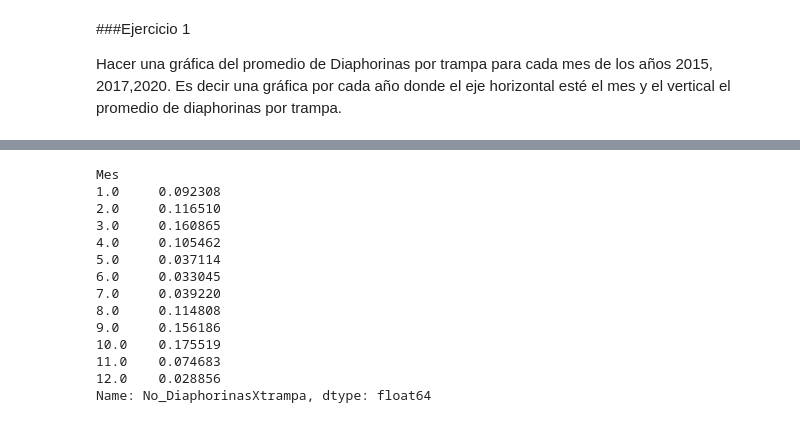
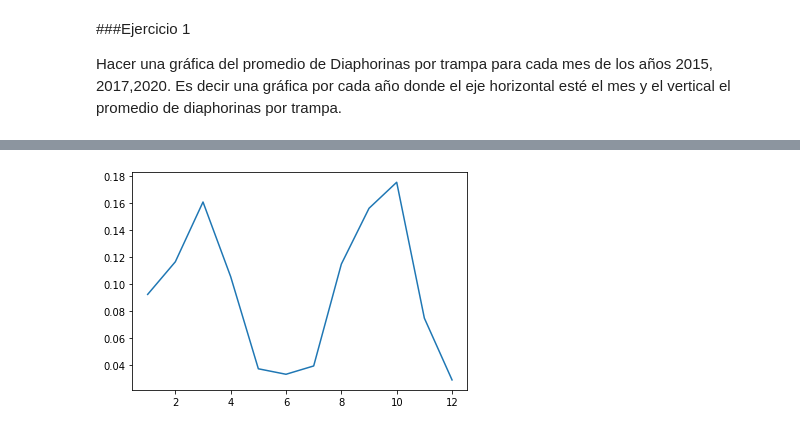
Before and after one commit to HilbertN/Analisis_de_datos_Tareas, a Jupyter notebook: tarea1.ipynb, the cells around one changed output, grey strips where cells are left out. Saved outputs shown, nothing was run; the diff lists cells and outputs as text; code cells hidden in the pictures.

```diff
--- a/tarea1.ipynb
+++ b/tarea1.ipynb
@@ -42,19 +43,9 @@ bdc.head()
 | 3 | 2015-01-22 | 24.11562 | -99.03560 | 177_THUE05-28-030-0415T02 | PADILLA | Ej. Marte R. Gomez | MARTINEZ_ZAMBRANO_ROBERTA | LIMÓN | DESARROLLO (crecimiento) | ... |
 | 4 | 2015-01-29 | 24.11726 | -99.03528 | 177_THUE05-28-030-0415T03 | PADILLA | Ej. Marte R. Gomez | MARTINEZ_ZAMBRANO_ROBERTA | LIMÓN | DESARROLLO (crecimiento) | ... |
 # %%
-bdc.groupby(by='Mes')[bdc.columns.values[12]].mean()
+g1=bdc.groupby(by='Mes')[bdc.columns.values[12]].mean()
+fig, ax = plt.subplots()
+ax.plot(g1.index, g1.values)
+plt.show()
 # %% [output]
-Mes
-1.0     0.092308
-2.0     0.116510
-3.0     0.160865
-4.0     0.105462
-5.0     0.037114
-6.0     0.033045
-7.0     0.039220
-8.0     0.114808
-9.0     0.156186
-10.0    0.175519
-11.0    0.074683
-12.0    0.028856
-Name: No_DiaphorinasXtrampa, dtype: float64
+[figure, added]
```
Also changed, not shown: parts of 1 cell of this notebook.
